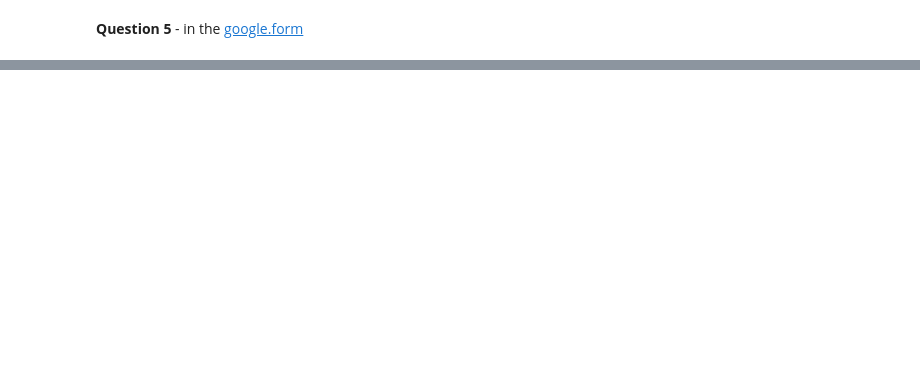
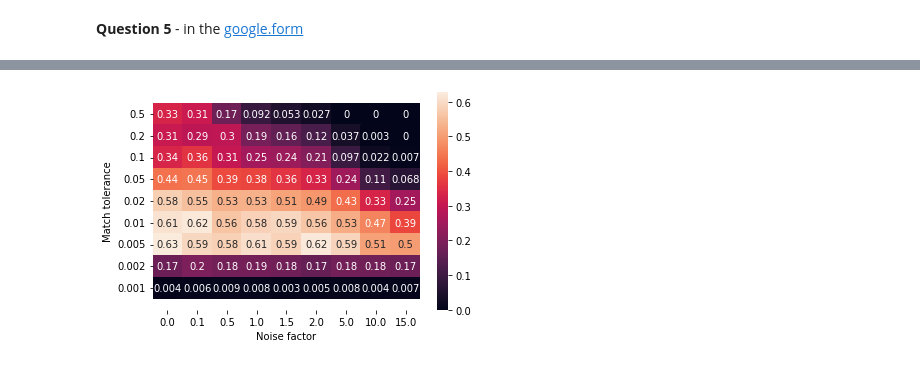
Before and after one commit to katerinakazantseva/edu_scientific_python, a Jupyter notebook: HW3_ITMO_Averagine,_english_peptides_and_de_novo_algorithm.ipynb, the cells around one changed output, grey strips where cells are left out. Drawn from its saved outputs; the diff is of its cells as text; code cells hidden in the pictures; blank space fills up the shorter version.

```diff
--- a/HW3_ITMO_Averagine,_english_peptides_and_de_novo_algorithm.ipynb
+++ b/HW3_ITMO_Averagine,_english_peptides_and_de_novo_algorithm.ipynb
@@ -402,8 +408,8 @@ class Spectrum:
             new_fragments.append(Fragment(noise_mzs[i], abs(noise_intensities[i]), '!', -1))
         # I am only commenting out this `return` so that you pay attention to the implementation details of this add_noise function.
         # Try to understand what is going on here, it will be important further
-        # return Spectrum(self.mod_sequence, new_fragments)
-        return None
+        return Spectrum(self.mod_sequence, new_fragments)
+        #return None
 
     def plot(self):
         """
@@ -885,0 +907,11 @@ plt.show()
+# %%
+correctness_mz_noise_df = get_correctness_matrix(list(cid.values()), tolerance_range, noise_factor_range, True)
+# %%
+ax = sns.heatmap(correctness_mz_noise_df, annot=True)
+bottom, top = ax.get_ylim()
+ax.set_ylim(bottom + 0.5, top - 0.5)
+plt.xlabel("Noise factor")
+plt.ylabel("Match tolerance")
+plt.show()
+# %% [output]
+[figure, added]
```
Also changed, not shown: parts of 10 cells of this notebook.
